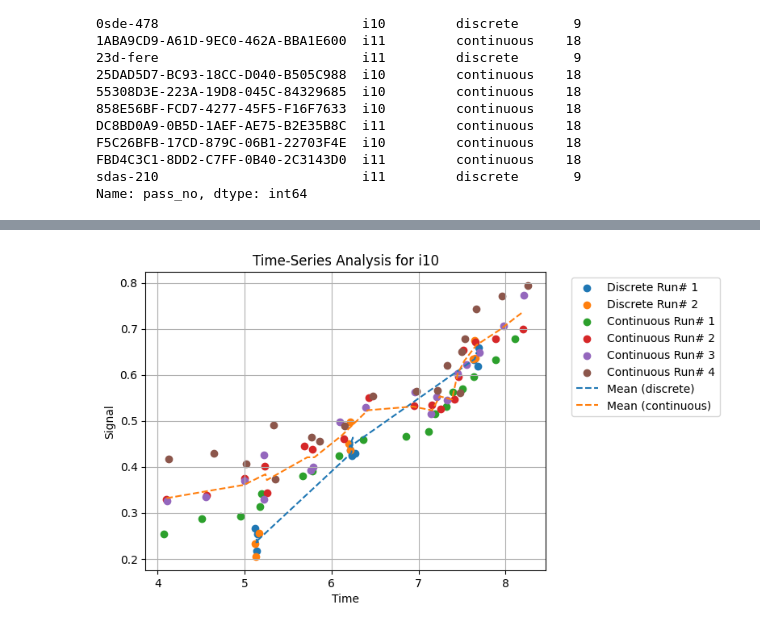
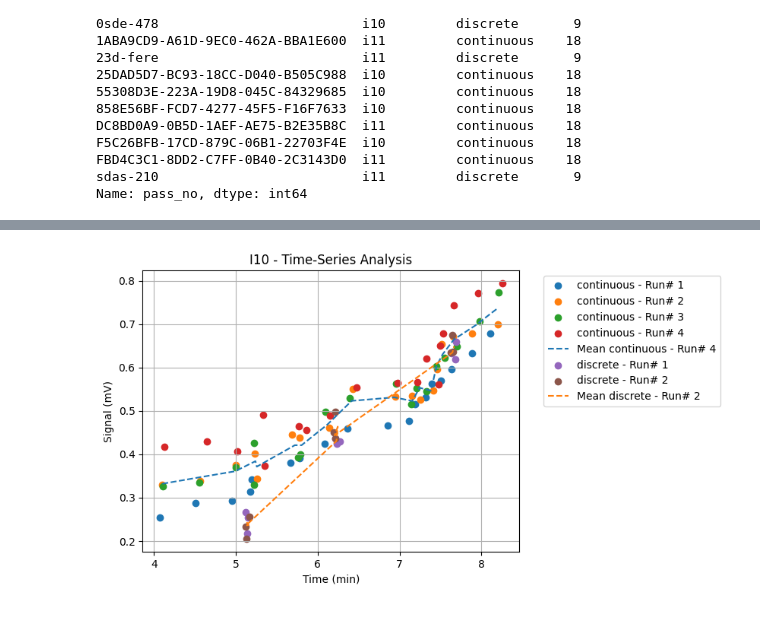
Before and after one commit to tabsa/Data_visualization_manipulation, a Jupyter notebook: plotting_time_series.ipynb, the cells around one changed output, grey strips where cells are left out. Drawn from its saved outputs; the diff is of its cells as text; code cells hidden in the pictures.

Commit message:
Refactor code into functions for improving the plotting

```diff
--- a/plotting_time_series.ipynb
+++ b/plotting_time_series.ipynb
@@ -86,0 +116,5 @@ df.groupby(by=['instrument', 'scheme'])[['time_float', 'signal']].describe() # A
+# %%
+d_split_df = group_time_series(df=df, join_cols=['instrument', 'scheme'])
+
+# Display for one instrument and scheme
+display(d_split_df[('i10', 'discrete')])
@@ -86,0 +141,7 @@ df.groupby(by=['instrument', 'scheme'])[['time_float', 'signal']].describe() # A
+# %%
+d_agg_df = {}
+for key, group_df in d_split_df.items():
+    d_agg_df[key] = aggregate_time_series(group_df, ['pass_no', 'flash_no'], ['time_float', 'signal'], 'mean')
+
+# Display a single dict_key
+d_agg_df[('i10', 'continuous')]
@@ -137,31 +169,34 @@ display(continuous_mean)
 # %%
+# Plot input
+instrument = 'i10'
+plot_col = 'run_no'
+x_val = 'time_float'
+y_val = 'signal'
+x_label = 'Time (min)'
+y_label = 'Signal (mV)'
+
 # Plot individual runs for 'discrete' scheme
-for run_key, group in discrete_df.groupby(['run_no']):
-    plt.scatter(group['time_float'], group['signal'], label=f'Discrete Run# {run_key[0]}')
-
-# Plot individual runs for 'continuous' scheme
-for run_key, group in continuous_df.groupby(['run_no']):
-    plt.scatter(group['time_float'], group['signal'], label=f'Continuous Run# {run_key[0]}')
-
-# Plot the mean time-series for 'discrete' scheme
-plt.plot(discrete_mean['time_float'], discrete_mean['signal'], label='Mean (discrete)', linestyle='--')
-
-# Plot the mean time-series for 'continuous' scheme
-plt.plot(continuous_mean['time_float'], continuous_mean['signal'], label='Mean (continuous)', linestyle='--')
+for key, group_df in d_split_df.items():
+    if key[0] == instrument:
+        for plt_idx, df_plot in group_df.groupby(plot_col):
+            plot_time_series(x=df_plot[x_val], y=df_plot[y_val], kind='matplotlib', plt_kwargs={'label': f'{key[1]} - Run# {plt_idx}'})
+        # Plot the mean time-series for 'discrete' scheme
+        df_agg = d_agg_df.get(key)
+        plot_time_series(df_agg[x_val], df_agg[y_val], kind='matplotlib', plt_kwargs={'label': f'Mean {key[1]} - Run# {plt_idx}', 'linestyle': '--'})
 
 # Customize the plot
-plt.xlabel('Time')
-plt.ylabel('Signal')
-plt.title(f'Time-Series Analysis for {instrument_name}')
+plt.xlabel(x_label)
+plt.ylabel(y_label)
+plt.title(f'{instrument.upper()} - Time-Series Analysis')
 plt.grid(True)
 
 # Place the legend on the right side of the plot
 plt.legend(bbox_to_anchor=(1.05, 1), loc='upper left')
 
 # Show the plot
 plt.show()
 # %% [output]
-[figure, old version]
+[figure, new version]
 # %%
 # Create traces for individual runs (discrete)
 discrete_traces = []
```
Also changed, not shown: parts of 15 cells of this notebook.
